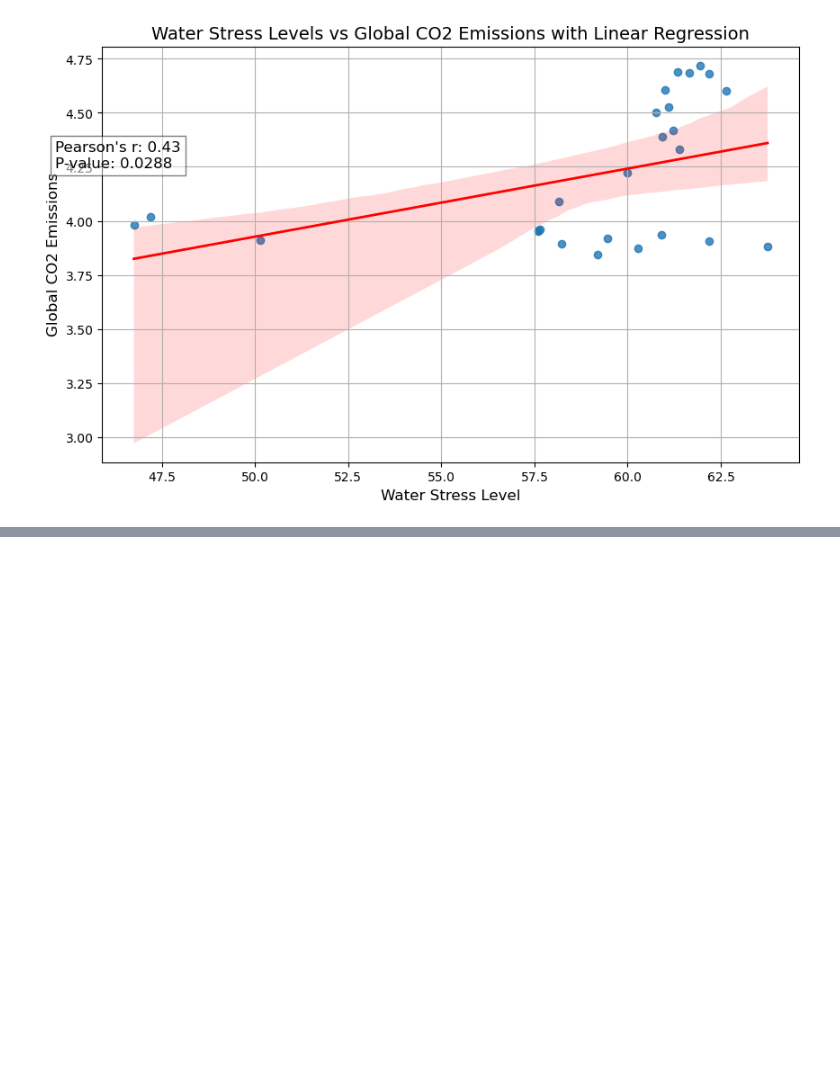
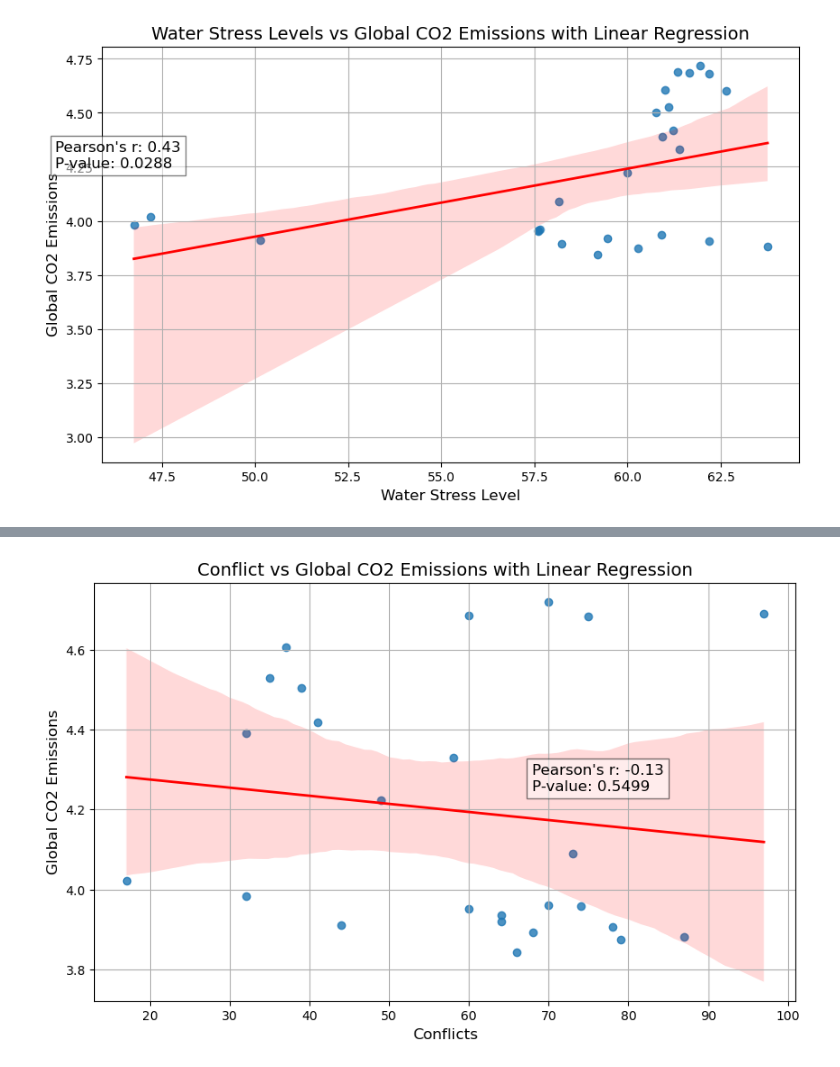
Before and after one commit to msmith150/Water-Conflict-Analysis, a Jupyter notebook: smith_final.ipynb, the cells around one changed output, grey strips where cells are left out. Saved outputs shown, nothing was run; the diff lists cells and outputs as text; code cells hidden in the pictures; blank space fills up the shorter version.

```diff
--- a/smith_final.ipynb
+++ b/smith_final.ipynb
@@ -947,3 +1031,44 @@ plt.show()
+# %%
+# Plot and calculate p and r values and linear regression
+
+# Global CO2 Emissions vs Conflicts
+# Align the datasets on the same years
+CO2_conflict_merged_df = total_conflicts_per_year_df.merge(WDI_CO2_df, on='Year')
+
+# Extract the values for plotting
+conflict_values = CO2_conflict_merged_df['Total_Conflicts']
+CO2_values = CO2_conflict_merged_df['Value']
+
+# Remove NaN and infinite values
+valid_indices = np.isfinite(conflict_values) & np.isfinite(CO2_values)
+clean_conflict_values = conflict_values[valid_indices]
+clean_CO2_values = CO2_values[valid_indices]
+
+# Calculate Pearson's r
+correlation_coefficient, p_value = pearsonr(clean_conflict_values, clean_CO2_values)
+
+# Create a scatter plot with a regression line
+plt.figure(figsize=(10, 6))
+sns.regplot(x=clean_conflict_values, y=clean_CO2_values, ci=95, line_kws={'color':'red', 'linewidth':2})
+
+# Customizing the scatter plot
+plt.title('Conflict vs Global CO2 Emissions with Linear Regression', fontsize=14)
+plt.xlabel('Conflicts', fontsize=12)
+plt.ylabel('Global CO2 Emissions', fontsize=12)
+plt.grid(True)
+
+# Display Pearson's r and p-value on the plot
+plt.text(x=max(clean_conflict_values)*0.7, y=max(clean_CO2_values)*0.9,
+         s=f"Pearson's r: {correlation_coefficient:.2f}\nP-value: {p_value:.4f}",
+         fontsize=12, bbox=dict(facecolor='white', alpha=0.5))
+
+# Save the scatter plot and regression line
+plt.savefig('conflict_co2_regression.png', bbox_inches='tight')
+
+# Display the plot
+plt.show()
+# %% [output]
+[figure, added]
 # %% [markdown]
 ## Summary of Findings
 #### Based on the above analysis, the strongest correlations are between Total Militarized Events by Year and the overall percentage of Water Stress Level, followed by Total Militarized Events per Country by Year and overall percentage of Water Stress Level.  There was also a moderate correlation, with moderate evidence, between GDP and Water Stess levels on a global scale.  See results below:
```
Also changed, not shown: parts of 6 cells of this notebook, 2 other files.
